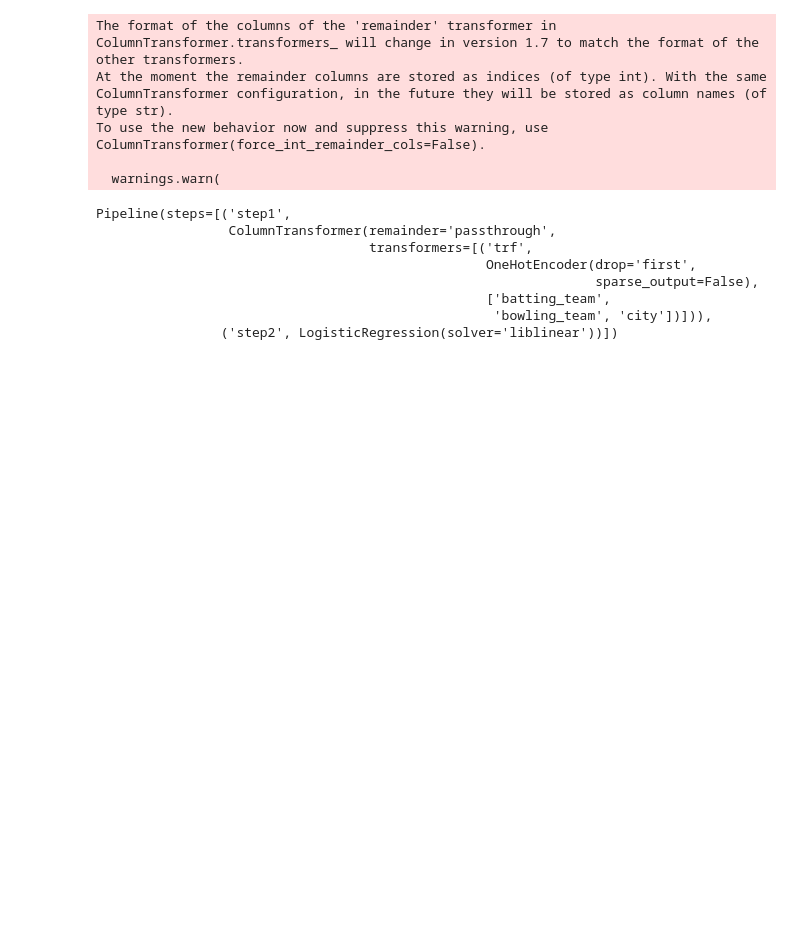
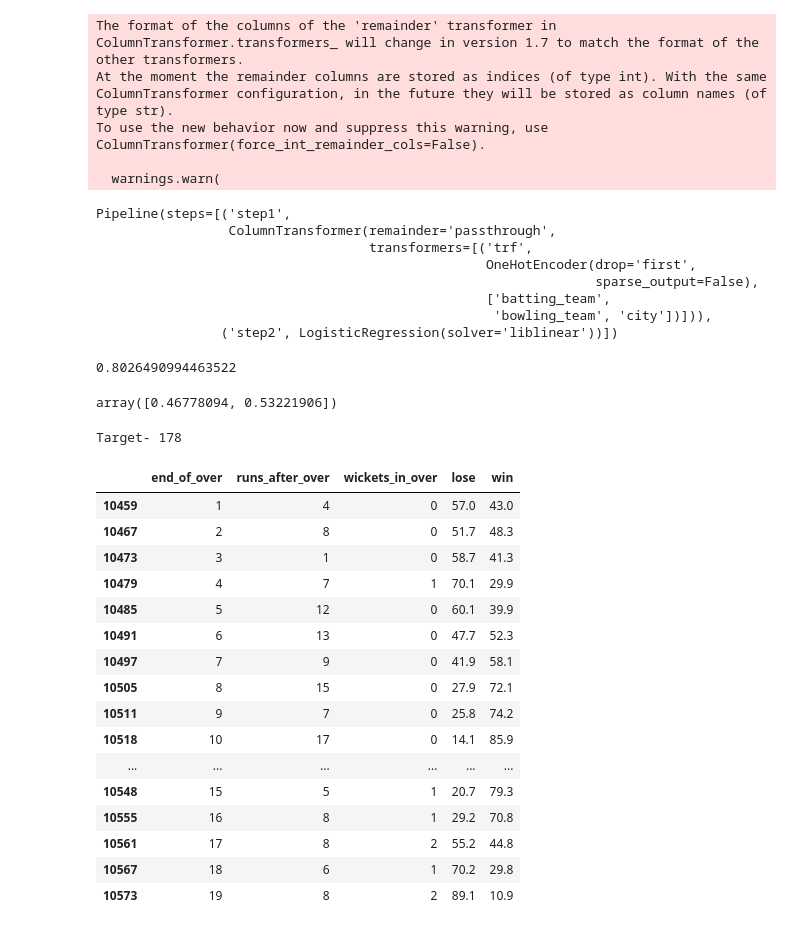
Before and after one commit to NewCodeLearner/ML_Algorithms, a Jupyter notebook: 03_IPL_win_probability_predictor.ipynb, the cells around one changed output. Drawn from its saved outputs; the diff is of its cells as text; code cells hidden in the pictures; blank space fills up the shorter version.

```diff
--- a/03_IPL_win_probability_predictor.ipynb
+++ b/03_IPL_win_probability_predictor.ipynb
@@ -256,0 +259,9 @@ Pipeline(steps=[('step1',
+# %%
+from sklearn.metrics import accuracy_score
+accuracy_score(y_test,y_pred)
+# %% [output]
+0.8026490994463522
+# %%
+pipe.predict_proba(X_test)[10]
+# %% [output]
+array([0.46778094, 0.53221906])
@@ -256,0 +298,22 @@ Pipeline(steps=[('step1',
+# %%
+temp_df,target = match_progression(delivery_df,74,pipe)
+temp_df
+# %% [output]
+Target- 178
+|  | end_of_over | runs_after_over | wickets_in_over | lose | win |
+| 10459 | 1 | 4 | 0 | 57.0 | 43.0 |
+| 10467 | 2 | 8 | 0 | 51.7 | 48.3 |
+| 10473 | 3 | 1 | 0 | 58.7 | 41.3 |
+| 10479 | 4 | 7 | 1 | 70.1 | 29.9 |
+| 10485 | 5 | 12 | 0 | 60.1 | 39.9 |
+| 10491 | 6 | 13 | 0 | 47.7 | 52.3 |
+| 10497 | 7 | 9 | 0 | 41.9 | 58.1 |
+| 10505 | 8 | 15 | 0 | 27.9 | 72.1 |
+| 10511 | 9 | 7 | 0 | 25.8 | 74.2 |
+| 10518 | 10 | 17 | 0 | 14.1 | 85.9 |
+| ... | ... | ... | ... | ... | ... |
+| 10548 | 15 | 5 | 1 | 20.7 | 79.3 |
+| 10555 | 16 | 8 | 1 | 29.2 | 70.8 |
+| 10561 | 17 | 8 | 2 | 55.2 | 44.8 |
+| 10567 | 18 | 6 | 1 | 70.2 | 29.8 |
+| 10573 | 19 | 8 | 2 | 89.1 | 10.9 |
```
Also changed, not shown: parts of 5 cells of this notebook.
